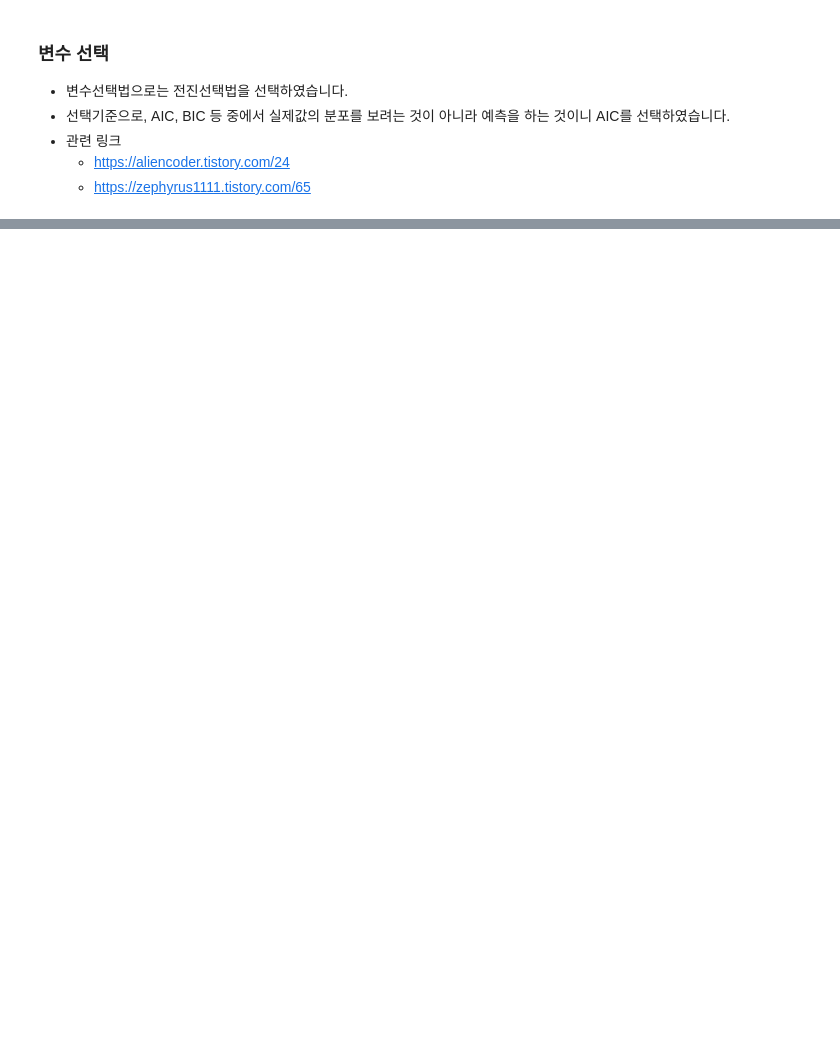
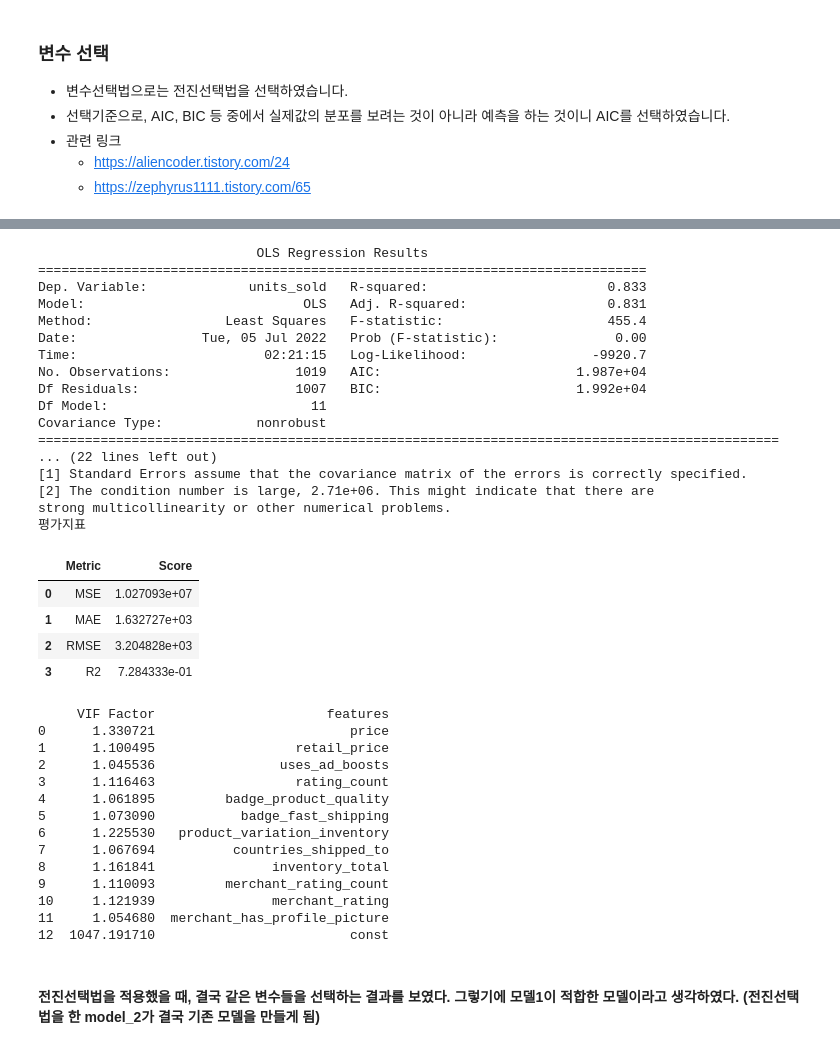
Before and after one commit to cyss93/CP1_team8, a Jupyter notebook: Summer_products_Regression.ipynb, the cells around one changed output, grey strips where cells are left out. Saved outputs shown, nothing was run; the diff lists cells and outputs as text; code cells hidden in the pictures; blank space fills up the shorter version.

```diff
--- a/Summer_products_Regression.ipynb
+++ b/Summer_products_Regression.ipynb
@@ -388,3 +396,0 @@ selected_variables
-# %%
-model_2 = sm.OLS(y_train, sm.add_constant(pd.DataFrame(X_train[selected_variables]))).fit(disp=0)
-print(model_2.summary())
@@ -412,0 +397,2 @@ strong multicollinearity or other numerical problems.
+# %%
+selected_features = forward_feature_selection(x, y)
@@ -412,0 +414,62 @@ strong multicollinearity or other numerical problems.
+# %%
+# 전진선택법으로 선택한 feature들로 모델링
+model_2 = sm.OLS(y_train, sm.add_constant(pd.DataFrame(X_train[selected_features]))).fit(disp=0)
+print(model_2.summary())
+
+
+# 에러
+y_pred = model_2.predict(X_test[selected_features])
+
+# 평가지표 계산
+print('평가지표')
+mse = mean_squared_error(y_test, y_pred)
+mae = mean_absolute_error(y_test, y_pred)
+rmse = mse ** 0.5
+r2 = r2_score(y_test, y_pred)
+display(pd.DataFrame([['MSE', mse],['MAE', mae],['RMSE', rmse],['R2', r2]], columns=['Metric', 'Score']))
+
+
+# VIF 계산
+vif = pd.DataFrame()
+vif["VIF Factor"] = [variance_inflation_factor(X_train.values,i) for i in range(X_train.shape[1])]
+vif["features"] = X_train.columns
+print(vif)
+# %% [output]
+                            OLS Regression Results
+==============================================================================
+Dep. Variable:             units_sold   R-squared:                       0.833
+Model:                            OLS   Adj. R-squared:                  0.831
+Method:                 Least Squares   F-statistic:                     455.4
+Date:                Tue, 05 Jul 2022   Prob (F-statistic):               0.00
+Time:                        02:21:15   Log-Likelihood:                -9920.7
+No. Observations:                1019   AIC:                         1.987e+04
+Df Residuals:                    1007   BIC:                         1.992e+04
+Df Model:                          11
+Covariance Type:            nonrobust
+===============================================================================================
+... (22 lines left out)
+[1] Standard Errors assume that the covariance matrix of the errors is correctly specified.
+[2] The condition number is large, 2.71e+06. This might indicate that there are
+strong multicollinearity or other numerical problems.
+평가지표
+|  | Metric | Score |
+| 0 | MSE | 1.027093e+07 |
+| 1 | MAE | 1.632727e+03 |
+| 2 | RMSE | 3.204828e+03 |
+| 3 | R2 | 7.284333e-01 |
+     VIF Factor                      features
+0      1.330721                         price
+1      1.100495                  retail_price
+2      1.045536                uses_ad_boosts
+3      1.116463                  rating_count
+4      1.061895         badge_product_quality
+5      1.073090           badge_fast_shipping
+6      1.225530   product_variation_inventory
+7      1.067694          countries_shipped_to
+8      1.161841               inventory_total
+9      1.110093         merchant_rating_count
+10     1.121939               merchant_rating
+11     1.054680  merchant_has_profile_picture
+12  1047.191710                         const
+# %% [markdown]
+#### 전진선택법을 적용했을 때, 결국 같은 변수들을 선택하는 결과를 보였다. 그렇기에 모델1이 적합한 모델이라고 생각하였다. (전진선택법을 한 model_2가 결국 기존 모델을 만들게 됨)
```
Also changed, not shown: parts of 14 cells of this notebook.
